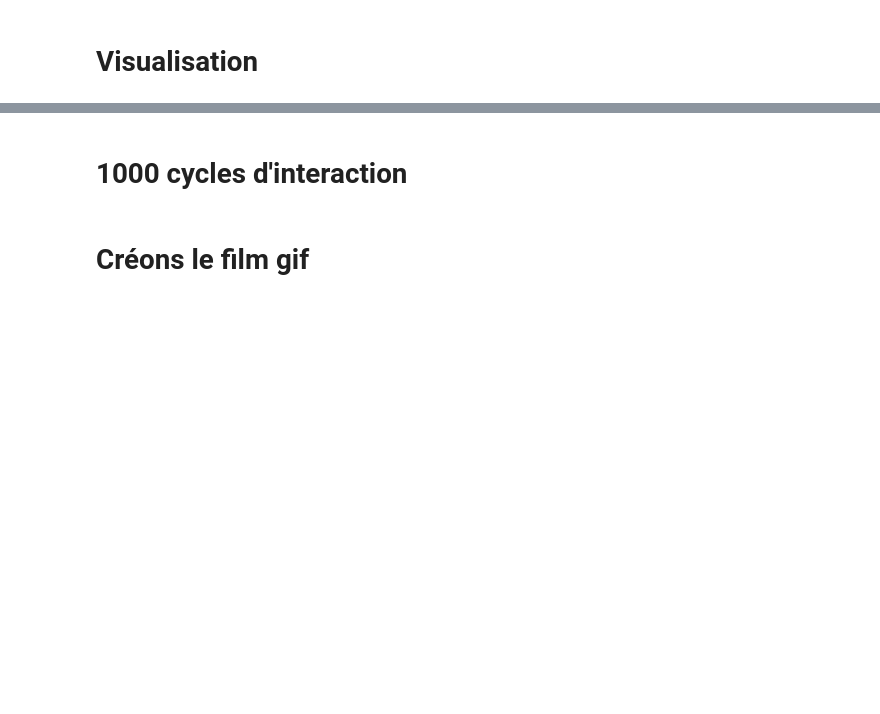
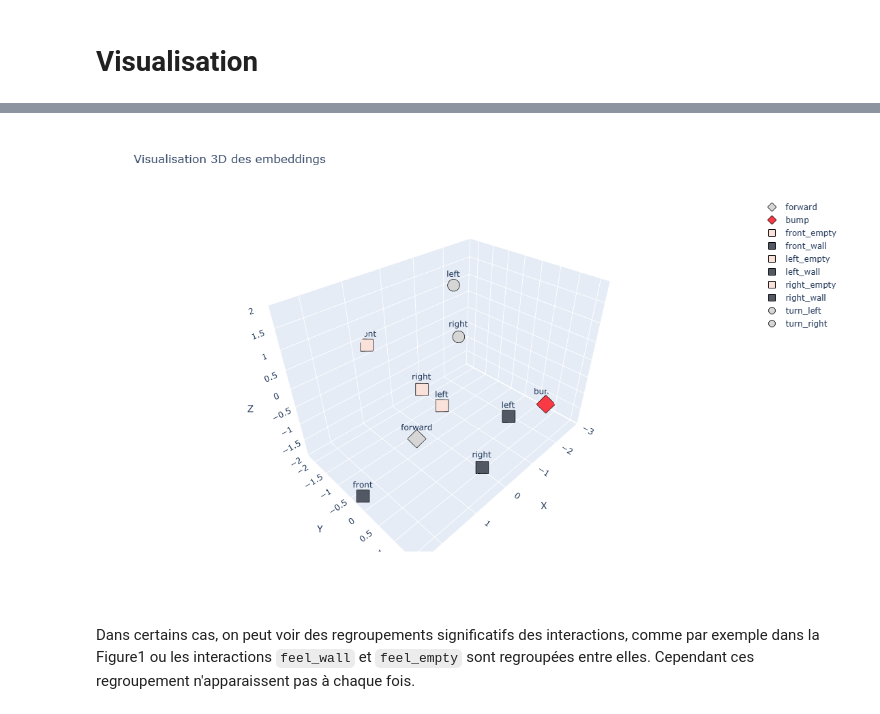
Before and after one commit to PetiteIA/schema_mechanism, a Jupyter notebook: notebooks/agent12.ipynb, the cells around one changed output, grey strips where cells are left out. Saved outputs shown, nothing was run; the diff lists cells and outputs as text; code cells hidden in the pictures; blank space fills up the shorter version.

Commit message:
agent12.ipynb visualize embedding

```diff
--- a/notebooks/agent12.ipynb
+++ b/notebooks/agent12.ipynb
@@ -751,15 +749,9 @@ Line: 4, Column: 3, direction: 2
 !pip install plotly
 # %%
 # Liste de formes de marqueurs disponibles dans Plotly
-marker_symbols = [
-    'diamond', 'diamond', 'square', 'square', 'square', 'square','square', 'square', 'circle', 'cross', 'circle', 'cross'
-]
-
+marker_symbols = ['diamond', 'diamond', 'square', 'square', 'square', 'square','square', 'square', 'circle', 'cross', 'circle', 'cross']
 # Couleurs (différentes pour chaque token)
-colors = [
-    '#D6D6D6', '#F93943', '#FAE2DB', '#535865', '#FAE2DB', '#535865', '#FAE2DB', '#535865', '#D6D6D6', '#D6D6D6', '#D6D6D6', '#D6D6D6'
-]
-
+marker_colors = ['#D6D6D6', '#F93943', '#FAE2DB', '#535865', '#FAE2DB', '#535865', '#FAE2DB', '#535865', '#D6D6D6', '#D6D6D6', '#D6D6D6', '#D6D6D6']
 
 def plotly_embedding(agent):
     # Extraire les vecteurs d'embedding
@@ -775,6 +767,9 @@ def plotly_embedding(agent):
     fig = go.Figure()
 
     for i in range(agent._lstm.len_vocab):
+        # Exclude the turn wall interactions
+        if i in [9, 11]:
+            continue
         fig.add_trace(go.Scatter3d(
             x=[x[i]],
             y=[y[i]],
@@ -783,16 +778,15 @@ def plotly_embedding(agent):
             name=labels[i],
             marker=dict(
                 size=10,
-                color=colors[i],
+                color=marker_colors[i],
                 symbol=marker_symbols[i],
                 line=dict(width=1, color='black')
             ),
             text= tags[i],
             textposition='top center'
         ))
-
     fig.update_layout(
-        title='Visualisation interactive 3D des embeddings',
+        title='Visualisation 3D des embeddings',
         width=900,
         height=700,
         scene=dict(
@@ -801,7 +795,6 @@ def plotly_embedding(agent):
             zaxis_title='Z'
         )
     )
-
     # Affichage interactif
     fig.show()
 
@@ -811,2 +803 @@ plotly_embedding(a)
+[figure, added]
-# %% [markdown]
-# 1000 cycles d'interaction
@@ -823,2 +803,0 @@ for step in range(1000):
-# %% [markdown]
-# Créons le film gif
@@ -832,0 +804,3 @@ imageio.mimsave("movie.gif", images, fps=5)
+# %% [markdown]
+Dans certains cas, on peut voir des regroupements significatifs des interactions, comme par exemple dans la Figure1 ou les interactions `feel_wall` et `feel_empty` sont regroupées entre elles.
+Cependant ces regroupement n'apparaissent pas à chaque fois.
```
Also changed, not shown: parts of 7 cells of this notebook, 1 other file.
